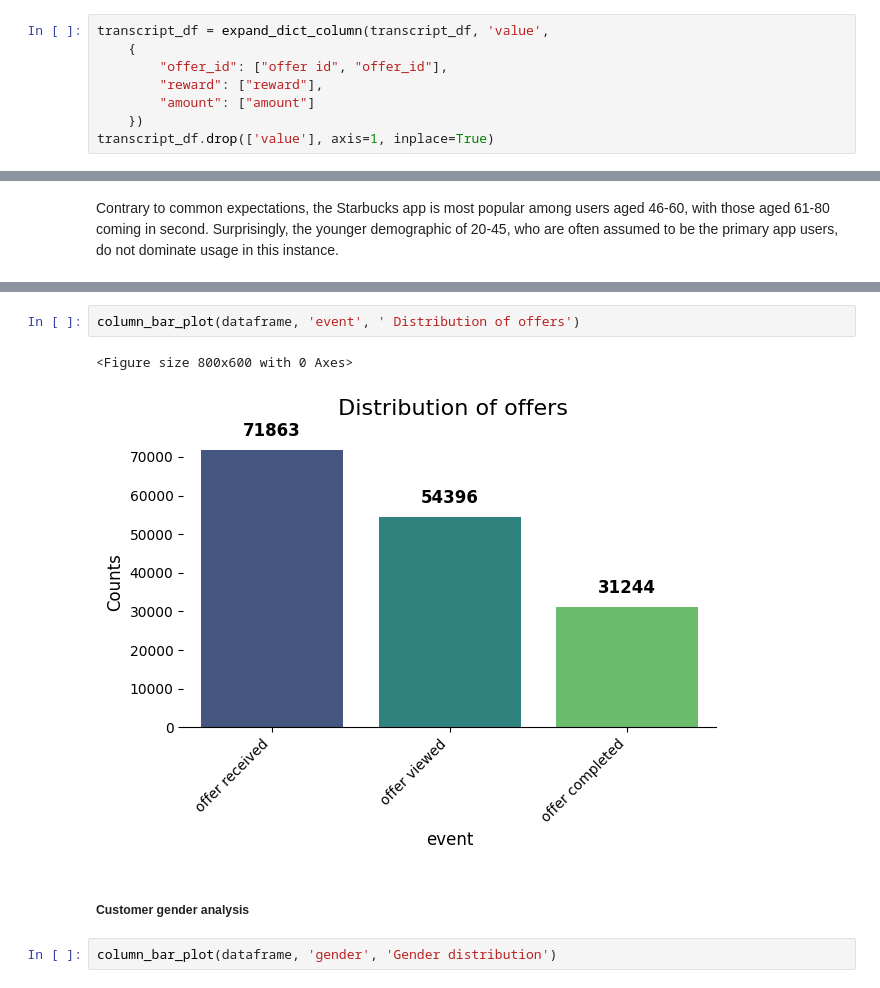
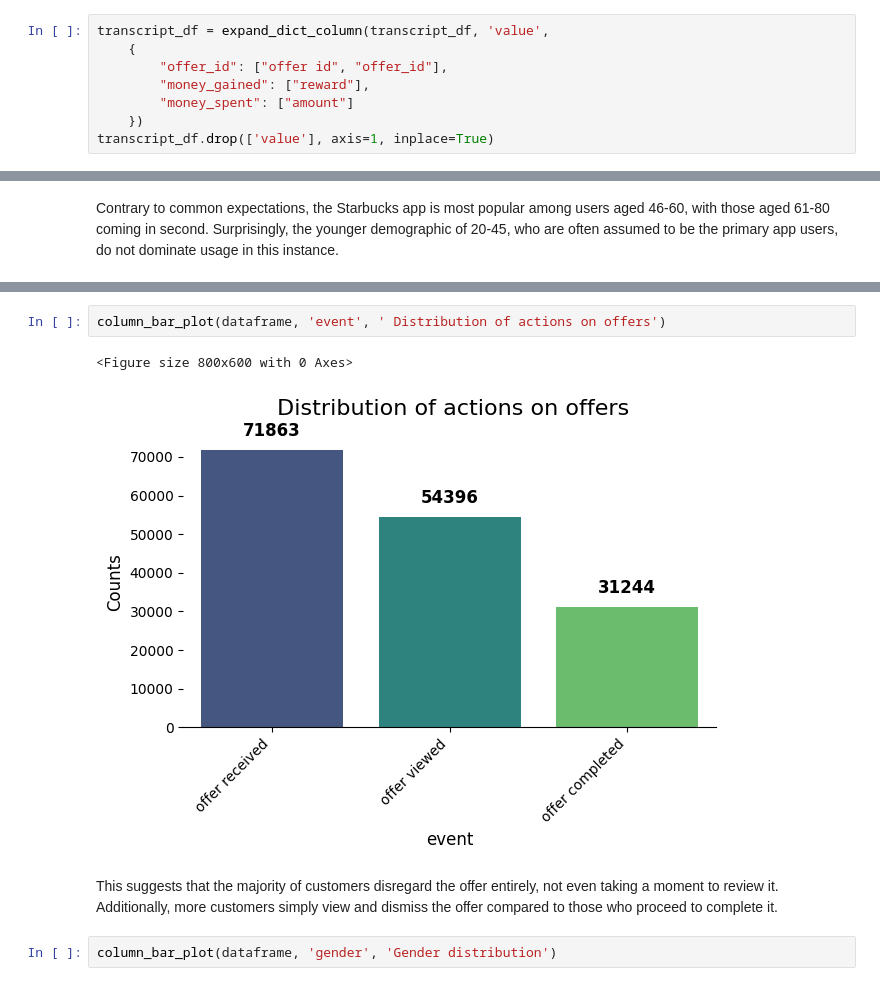
Before and after one commit to Ermess94/capstone-project-udacity, a Jupyter notebook: project_report.ipynb, the cells around one changed output, grey strips where cells are left out. Saved outputs shown, nothing was run; the diff lists cells and outputs as text.

```diff
--- a/project_report.ipynb
+++ b/project_report.ipynb
@@ -675,8 +675,8 @@ Name: count, Length: 5121, dtype: int64
 transcript_df = expand_dict_column(transcript_df, 'value',
     {
         "offer_id": ["offer id", "offer_id"],
-        "reward": ["reward"],
-        "amount": ["amount"]
+        "money_gained": ["reward"],
+        "money_spent": ["amount"]
     })
 transcript_df.drop(['value'], axis=1, inplace=True)
 # %% [markdown]
@@ -781,10 +780,10 @@ Contrary to common expectations, the Starbucks app is most popular among users a
 # %%
-column_bar_plot(dataframe, 'event', ' Distribution of offers')
+column_bar_plot(dataframe, 'event', ' Distribution of actions on offers')
 # %% [output]
 <Figure size 800x600 with 0 Axes>
-[figure, old version]
+[figure, new version]
-# %% [markdown]
-##### Customer gender analysis
+# %% [markdown]
+This suggests that the majority of customers disregard the offer entirely, not even taking a moment to review it. Additionally, more customers simply view and dismiss the offer compared to those who proceed to complete it.
 # %%
 column_bar_plot(dataframe, 'gender', 'Gender distribution')
 # %% [output]
```
Also changed, not shown: parts of 28 cells of this notebook.
